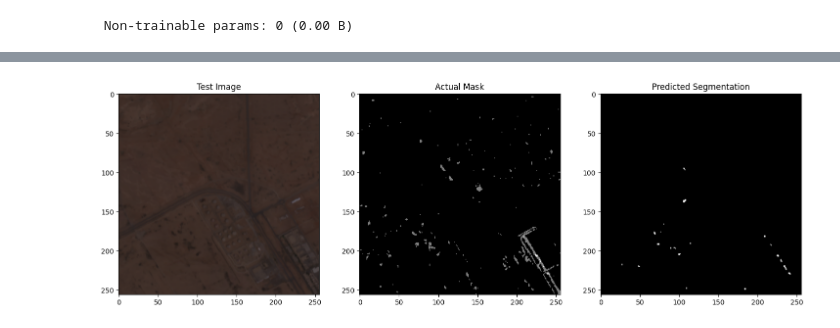
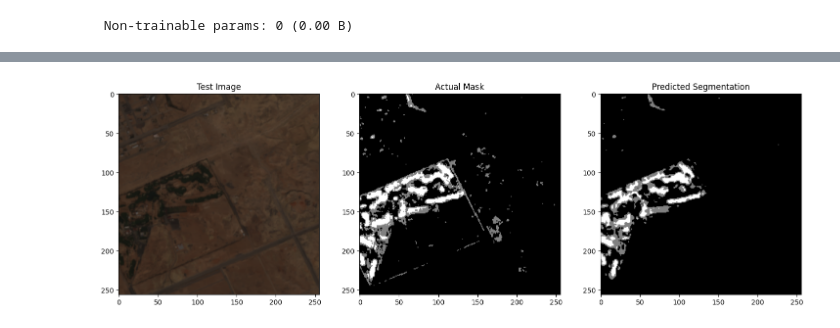
Before and after one commit to OWDM/Vegetation-Cover-In-Riyadh, a Jupyter notebook: Codes/Models/model1.2.ipynb, the cells around one changed output, grey strips where cells are left out. Cells and saved outputs as stored; diff of their text form; code cells hidden in the pictures.

```diff
--- a/Codes/Models/model1.2.ipynb
+++ b/Codes/Models/model1.2.ipynb
@@ -230,16 +225,18 @@ from tensorflow.keras.models import load_model
 
 # Load the trained model from file
 model = load_model('unet_segmentation_2.keras')
+# %%
+from skimage.io import imread
+from skimage.transform import resize
+import numpy as np
+import os
+import matplotlib.pyplot as plt
+
+# Correct path to the single image file
+test_image_path = "N:\\My Drive\\Data\\RUH\\RGB_RUH-All-Bands_2023-12-19_sub_80.png"
+mask_image_path = "N:\\My Drive\\Data\\Mask\\MASK_RUH-All-Bands_2023-12-19_sub_80.png"
 # %%
-from skimage.io import imread
-from skimage.transform import resize
-import numpy as np
-import os
-import matplotlib.pyplot as plt
 
-# Correct path to the single image file
-test_image_path = "N:\\My Drive\\Data\\RUH\\RGB_RUH-All-Bands_2019-04-14_sub_60.png"
-mask_image_path = "N:\\My Drive\\Data\\Mask\\MASK_RUH-All-Bands_2019-04-14_sub_60.png"
 
 # Function to prepare and load the image
 def prepare_image(file_path):
@@ -281 +278 @@ plt.show()
-[figure, old version]
+[figure, new version]
```
Also changed, not shown: parts of 4 cells of this notebook, 1 other file.
